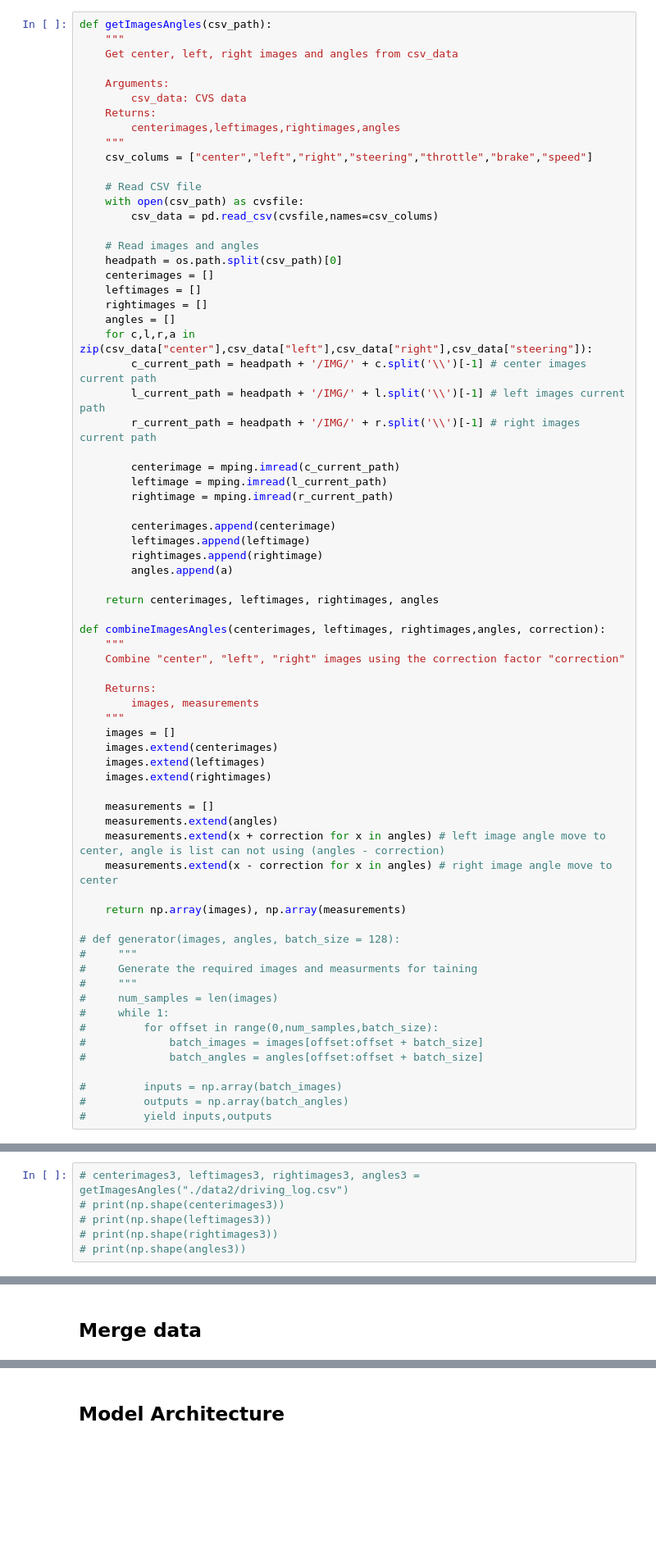
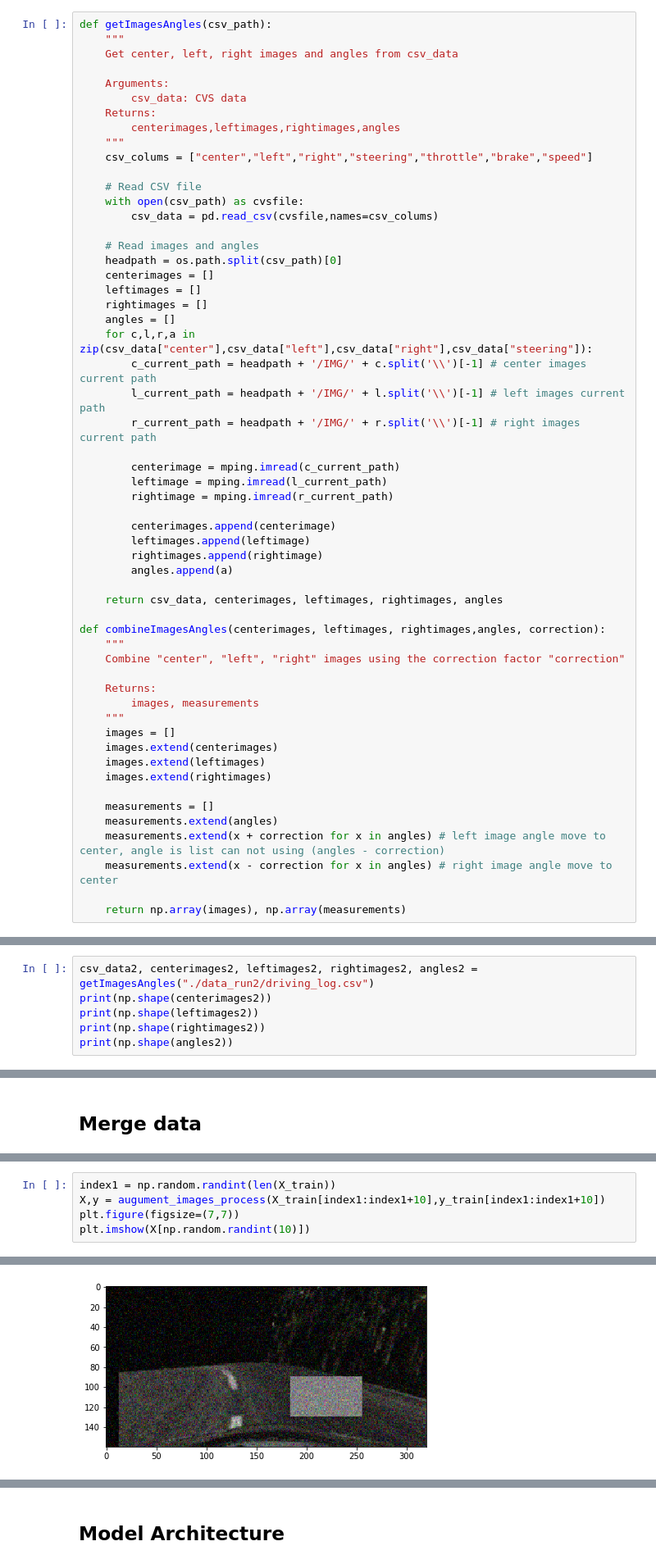
Before and after one commit to aimuch/CarND-Behavioral-Cloning-P3, a Jupyter notebook: train_mode.ipynb, the cells around one changed output, grey strips where cells are left out. Shown at 82% size. Drawn from its saved outputs; the diff is of its cells as text; blank space fills up the shorter version.

```diff
--- a/train_mode.ipynb
+++ b/train_mode.ipynb
@@ -59,7 +61,7 @@ def getImagesAngles(csv_path):
         rightimages.append(rightimage)
         angles.append(a)
 
-    return centerimages, leftimages, rightimages, angles
+    return csv_data, centerimages, leftimages, rightimages, angles
 
 def combineImagesAngles(centerimages, leftimages, rightimages,angles, correction):
     """
@@ -79,18 +81,4 @@ def combineImagesAngles(centerimages, leftimages, rightimages,angles, correction
     measurements.extend(x - correction for x in angles) # right image angle move to center
 
     return np.array(images), np.array(measurements)
-
-# def generator(images, angles, batch_size = 128):
-#     """
-#     Generate the required images and measurments for taining
-#     """
-#     num_samples = len(images)
-#     while 1:
-#         for offset in range(0,num_samples,batch_size):
-#             batch_images = images[offset:offset + batch_size]
-#             batch_angles = angles[offset:offset + batch_size]
-
-#         inputs = np.array(batch_images)
-#         outputs = np.array(batch_angles)
-#         yield inputs,outputs
 # %% [markdown]
@@ -136,9 +111,9 @@ print(y_train2.shape)
 # %% [markdown]
 ## Road 2 data
 # %%
-# centerimages3, leftimages3, rightimages3, angles3 = getImagesAngles("./data2/driving_log.csv")
-# print(np.shape(centerimages3))
-# print(np.shape(leftimages3))
-# print(np.shape(rightimages3))
-# print(np.shape(angles3))
+csv_data2, centerimages2, leftimages2, rightimages2, angles2 = getImagesAngles("./data_run2/driving_log.csv")
+print(np.shape(centerimages2))
+print(np.shape(leftimages2))
+print(np.shape(rightimages2))
+print(np.shape(angles2))
 # %% [output]
@@ -165,0 +286,6 @@ print(y_train.shape)
+# %%
+index1 = np.random.randint(len(X_train))
+X,y = augument_images_process(X_train[index1:index1+10],y_train[index1:index1+10])
+plt.figure(figsize=(7,7))
+plt.imshow(X[np.random.randint(10)])
+# %% [output]
@@ -165,0 +293 @@ print(y_train.shape)
+[figure, added]
```
Also changed, not shown: parts of 26 cells of this notebook, 6 other files.
